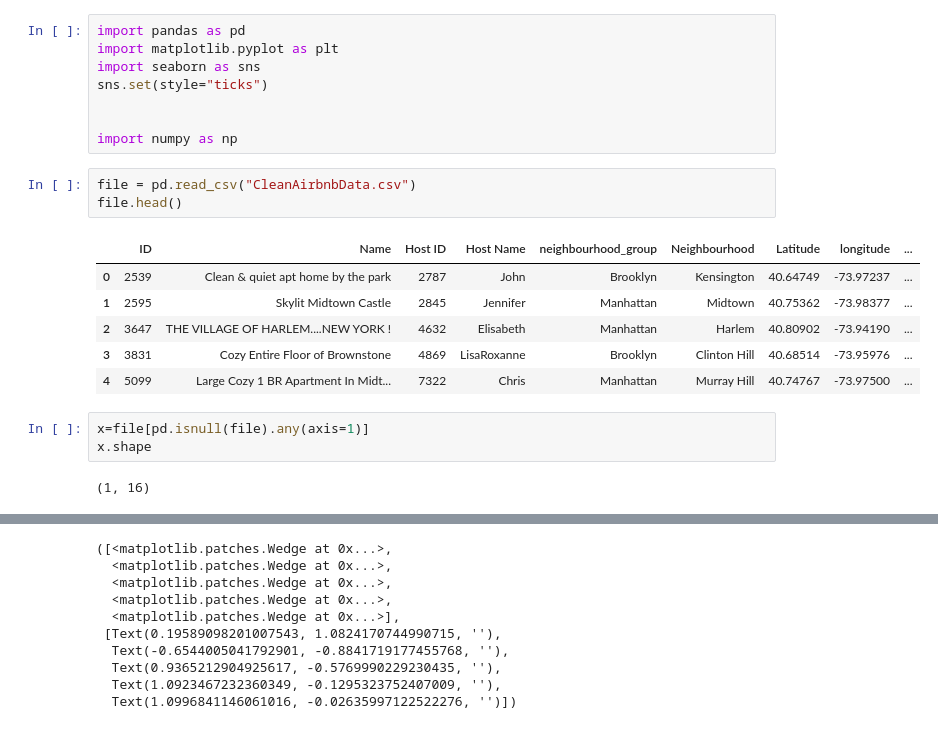
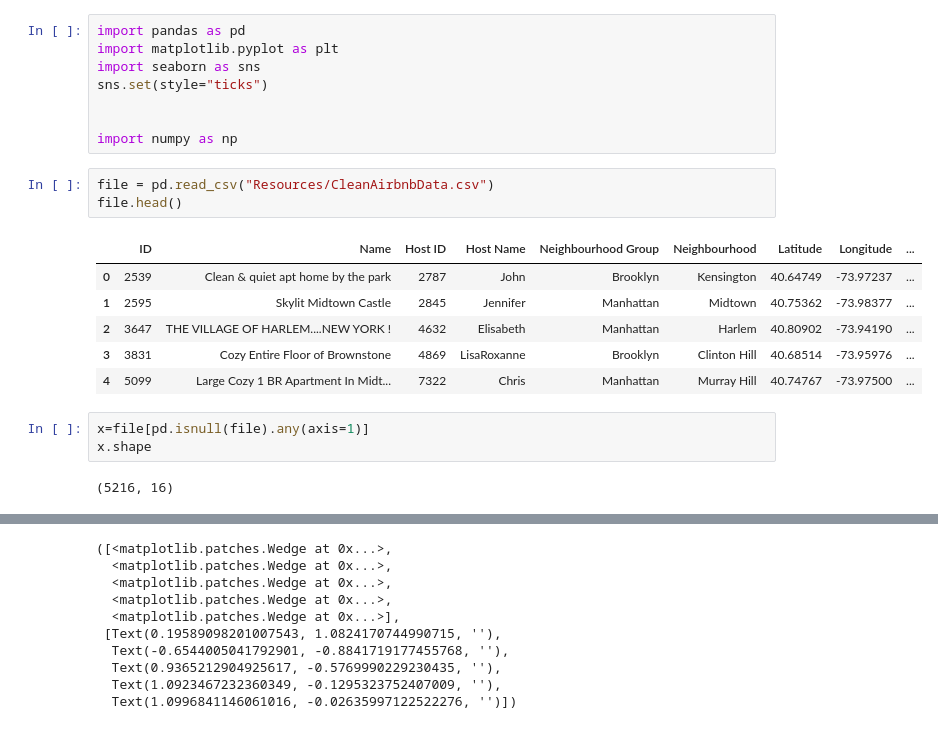
Before and after one commit to hayden4davey/Project1-Group2, a Jupyter notebook: Shifaa1.ipynb, the cells around one changed output, grey strips where cells are left out. Drawn from its saved outputs; the diff is of its cells as text.

```diff
--- a/Shifaa1.ipynb
+++ b/Shifaa1.ipynb
@@ -7,10 +7,10 @@ sns.set(style="ticks")
 
 import numpy as np
 # %%
-file = pd.read_csv("CleanAirbnbData.csv")
+file = pd.read_csv("Resources/CleanAirbnbData.csv")
 file.head()
 # %% [output]
-|  | ID | Name | Host ID | Host Name | neighbourhood_group | Neighbourhood | Latitude | longitude | ... |
+|  | ID | Name | Host ID | Host Name | Neighbourhood Group | Neighbourhood | Latitude | Longitude | ... |
 | 0 | 2539 | Clean & quiet apt home by the park | 2787 | John | Brooklyn | Kensington | 40.64749 | -73.97237 | ... |
 | 1 | 2595 | Skylit Midtown Castle | 2845 | Jennifer | Manhattan | Midtown | 40.75362 | -73.98377 | ... |
 | 2 | 3647 | THE VILLAGE OF HARLEM....NEW YORK ! | 4632 | Elisabeth | Manhattan | Harlem | 40.80902 | -73.94190 | ... |
@@ -20,5 +20,5 @@ file.head()
 x=file[pd.isnull(file).any(axis=1)]
 x.shape
 # %% [output]
-(1, 16)
+(5216, 16)
 # %%
```
Also changed, not shown: parts of 18 cells of this notebook.
